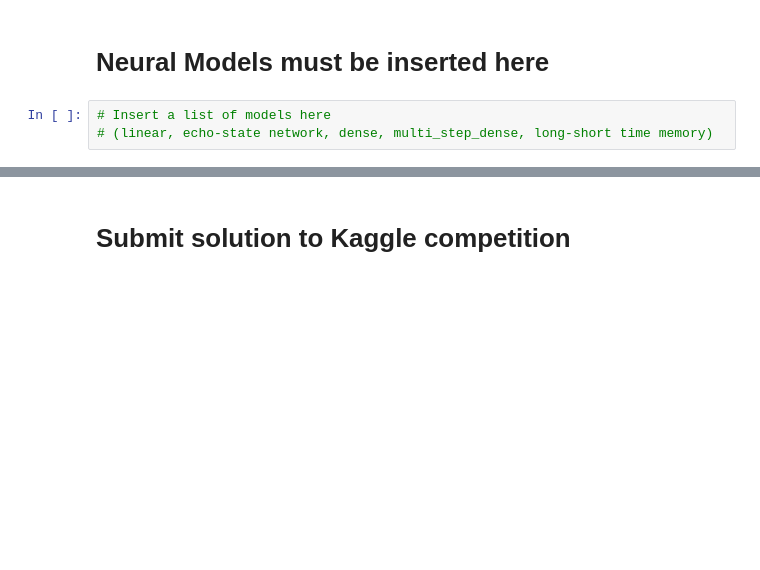
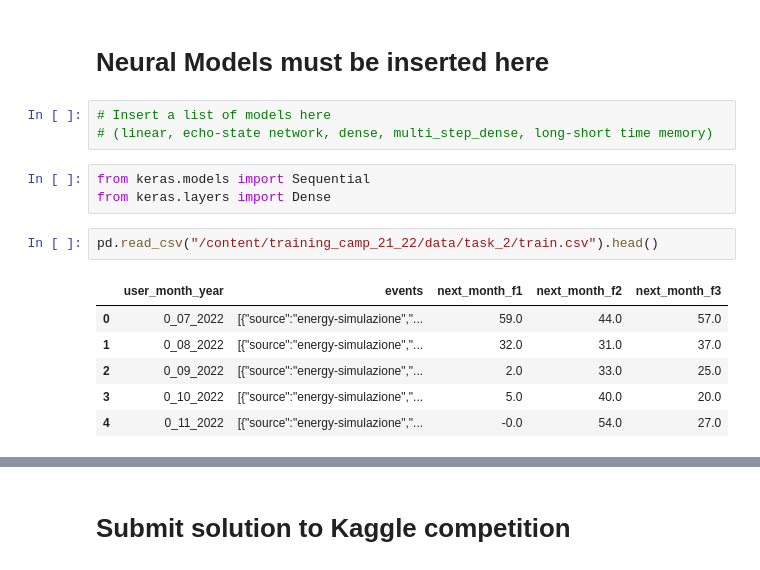
Before and after one commit to S4b3/PITC-21-22, a Jupyter notebook: consumptions_prediction.ipynb, the cells around one changed output, grey strips where cells are left out. Saved outputs shown, nothing was run; the diff lists cells and outputs as text; blank space fills up the shorter version.

```diff
--- a/consumptions_prediction.ipynb
+++ b/consumptions_prediction.ipynb
@@ -390,3 +298,15 @@ baseline_predictions = create_kaggle_submission(baseline_predictions)
 # %%
 # Insert a list of models here
 # (linear, echo-state network, dense, multi_step_dense, long-short time memory)
+# %%
+from keras.models import Sequential
+from keras.layers import Dense
+# %%
+pd.read_csv("/content/training_camp_21_22/data/task_2/train.csv").head()
+# %% [output]
+|  | user_month_year | events | next_month_f1 | next_month_f2 | next_month_f3 |
+| 0 | 0_07_2022 | [{"source":"energy-simulazione","... | 59.0 | 44.0 | 57.0 |
+| 1 | 0_08_2022 | [{"source":"energy-simulazione","... | 32.0 | 31.0 | 37.0 |
+| 2 | 0_09_2022 | [{"source":"energy-simulazione","... | 2.0 | 33.0 | 25.0 |
+| 3 | 0_10_2022 | [{"source":"energy-simulazione","... | 5.0 | 40.0 | 20.0 |
+| 4 | 0_11_2022 | [{"source":"energy-simulazione","... | -0.0 | 54.0 | 27.0 |
```
Also changed, not shown: parts of 15 cells of this notebook.
